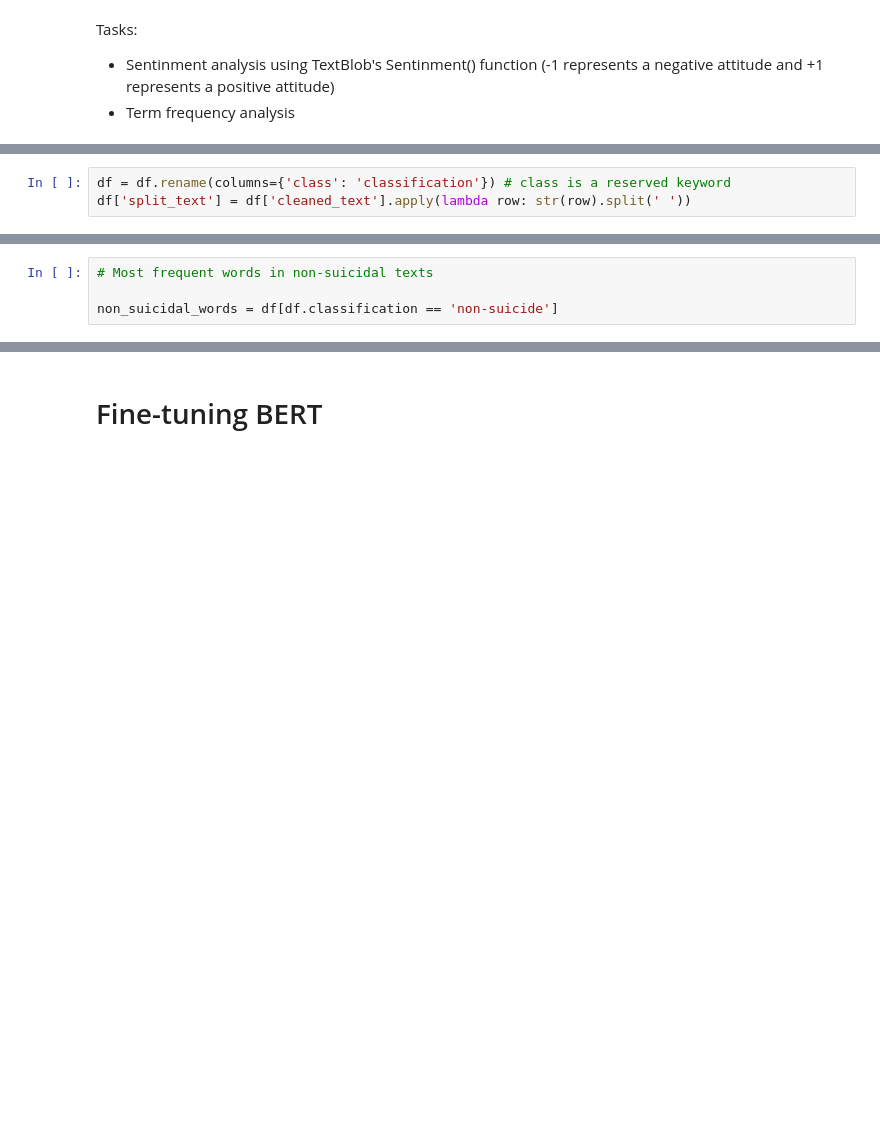
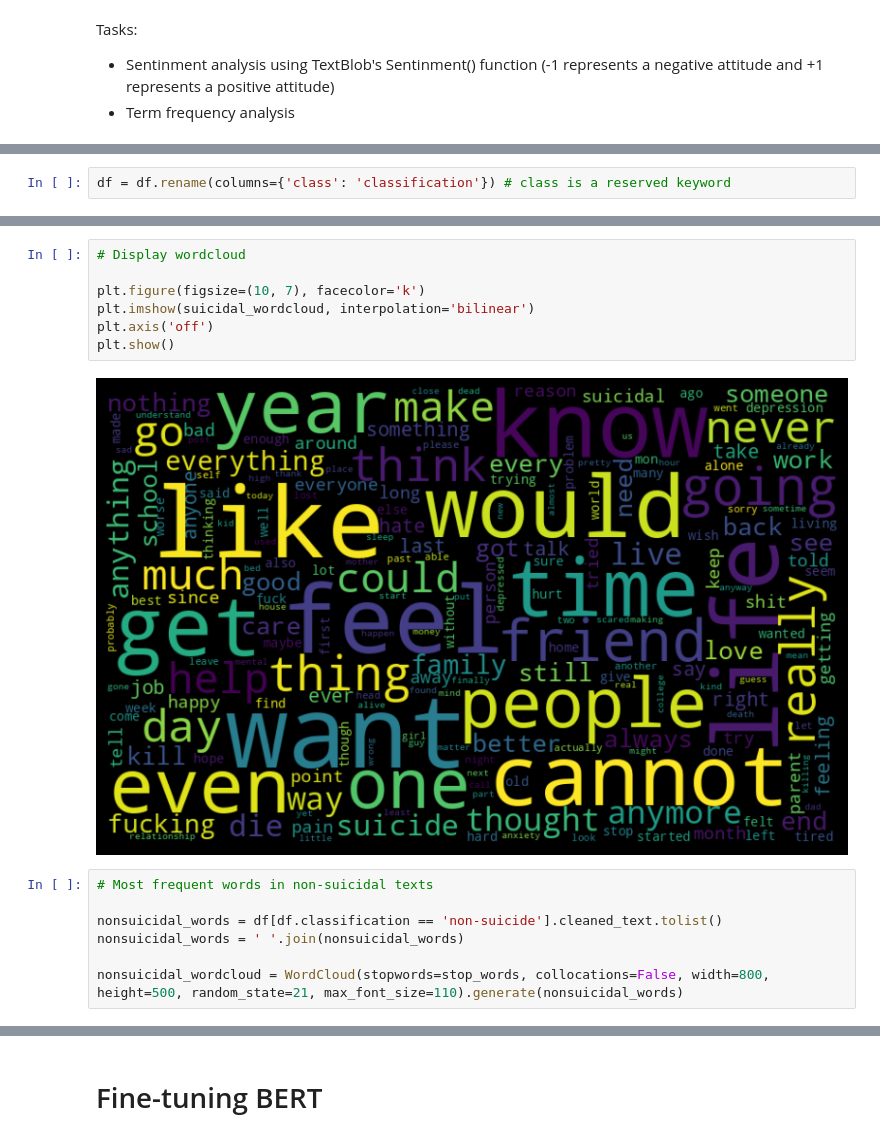
Before and after one commit to kimberlycao/Suicidal-BERT, a Jupyter notebook: suicide_detection.ipynb, the cells around one changed output, grey strips where cells are left out. Saved outputs shown, nothing was run; the diff lists cells and outputs as text; blank space fills up the shorter version.

```diff
--- a/suicide_detection.ipynb
+++ b/suicide_detection.ipynb
@@ -243,6 +290,5 @@ df.head()
 # %%
 df = df.rename(columns={'class': 'classification'}) # class is a reserved keyword
-df['split_text'] = df['cleaned_text'].apply(lambda row: str(row).split(' '))
 # %%
 # Most frequent words in suicidal texts
 
@@ -252,4 +299,16 @@ suicidal_words = df[df.classification == 'suicide'].cleaned_text.tolist()
+# %%
+# Display wordcloud
+
+plt.figure(figsize=(10, 7), facecolor='k')
+plt.imshow(suicidal_wordcloud, interpolation='bilinear')
+plt.axis('off')
+plt.show()
+# %% [output]
+[figure, added]
 # %%
 # Most frequent words in non-suicidal texts
 
-non_suicidal_words = df[df.classification == 'non-suicide']
+nonsuicidal_words = df[df.classification == 'non-suicide'].cleaned_text.tolist()
+nonsuicidal_words = ' '.join(nonsuicidal_words)
+
+nonsuicidal_wordcloud = WordCloud(stopwords=stop_words, collocations=False, width=800, height=500, random_state=21, max_font_size=110).generate(nonsuicidal_words)
```
Also changed, not shown: parts of 16 cells of this notebook.
